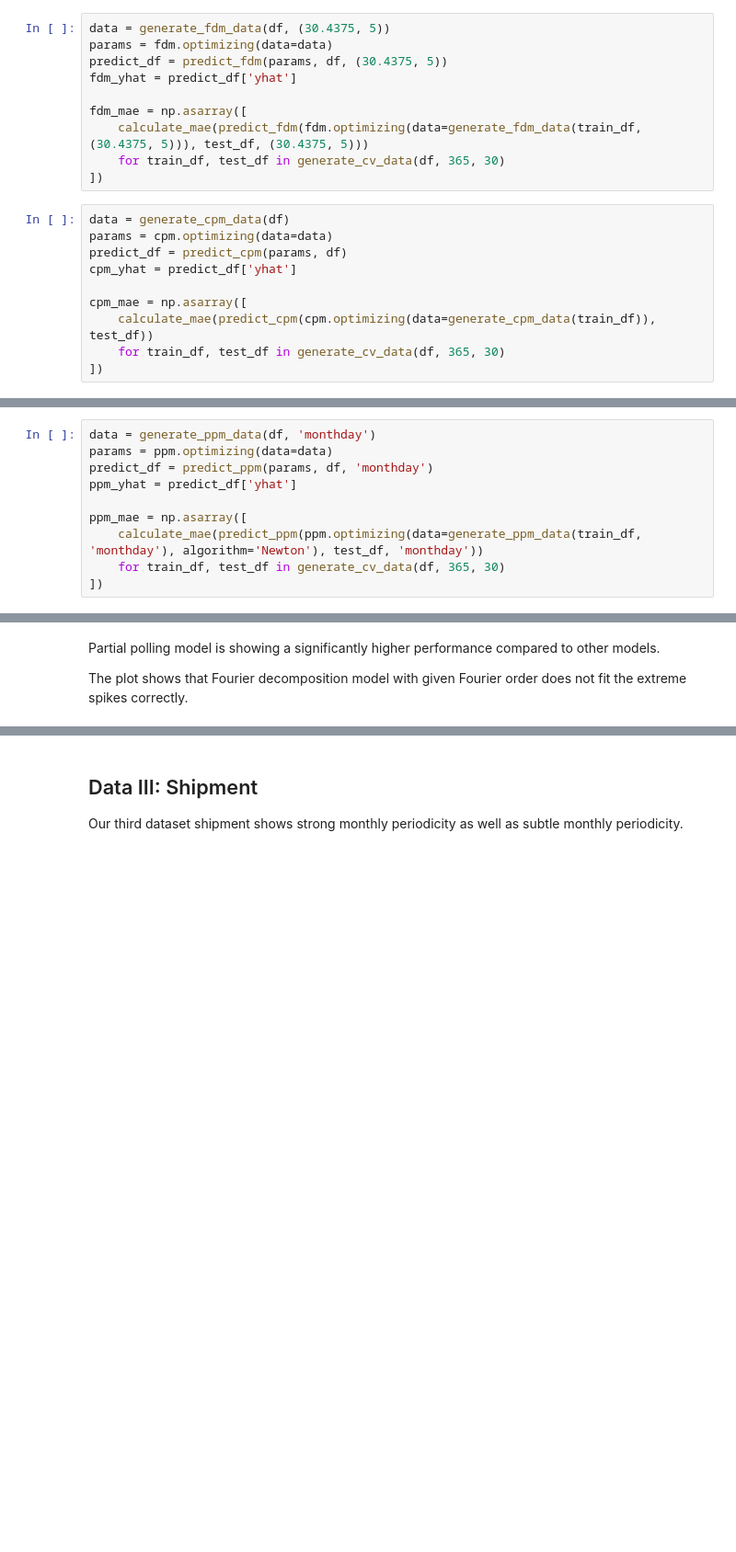
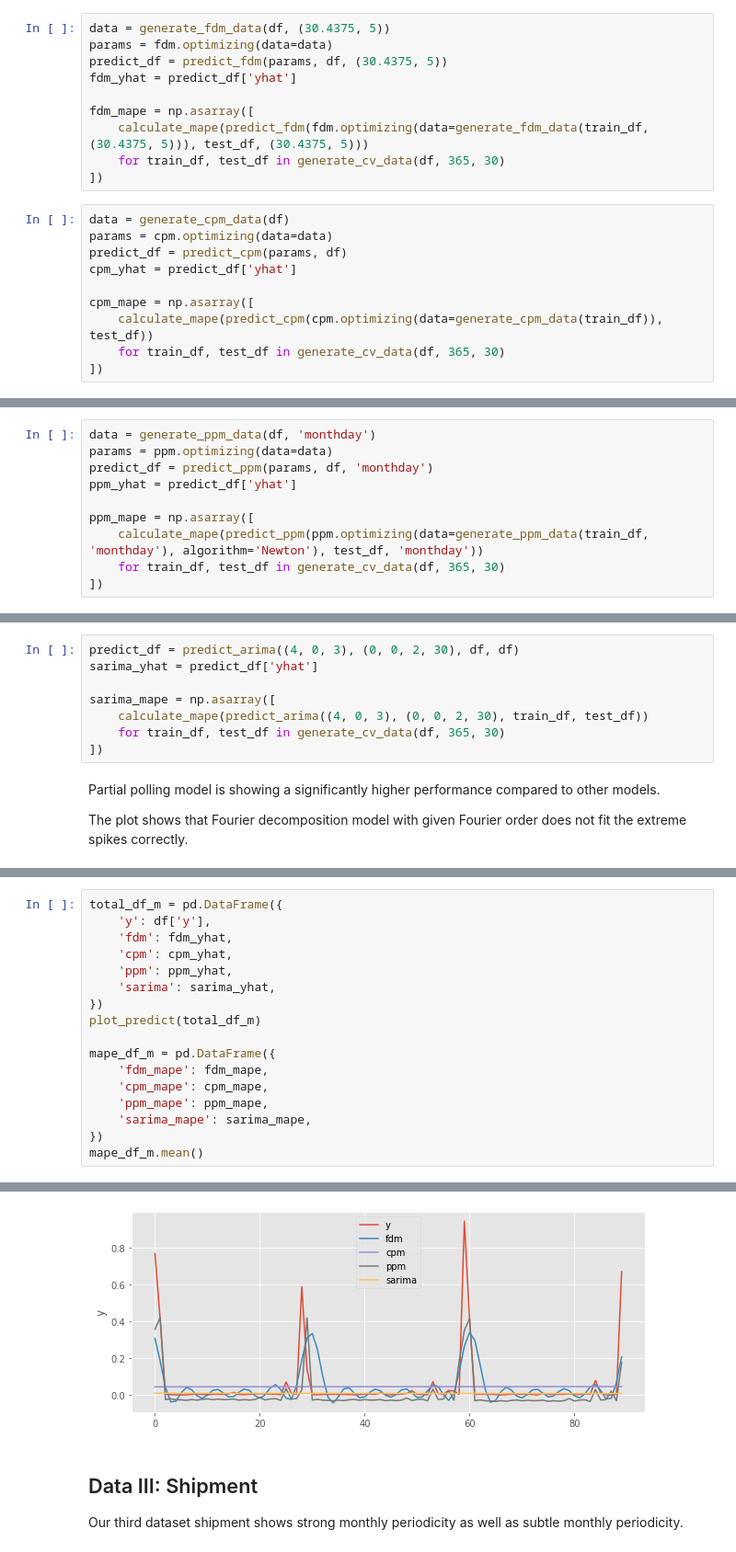
Before and after one commit to hyunjimoon/Mixed-pooling-paper, a Jupyter notebook: When seasonality meets Bayesian Decomposing seasonalities in Stan.ipynb, the cells around one changed output, grey strips where cells are left out. Shown at 92% size. Cells and saved outputs as stored; diff of their text form; blank space fills up the shorter version.

```diff
--- a/When seasonality meets Bayesian Decomposing seasonalities in Stan.ipynb
+++ b/When seasonality meets Bayesian Decomposing seasonalities in Stan.ipynb
@@ -596,8 +548,8 @@ params = fdm.optimizing(data=data)
 predict_df = predict_fdm(params, df, (30.4375, 5))
 fdm_yhat = predict_df['yhat']
 
-fdm_mae = np.asarray([
-    calculate_mae(predict_fdm(fdm.optimizing(data=generate_fdm_data(train_df, (30.4375, 5))), test_df, (30.4375, 5)))
+fdm_mape = np.asarray([
+    calculate_mape(predict_fdm(fdm.optimizing(data=generate_fdm_data(train_df, (30.4375, 5))), test_df, (30.4375, 5)))
     for train_df, test_df in generate_cv_data(df, 365, 30)
 ])
 # %%
@@ -606,8 +558,8 @@ params = cpm.optimizing(data=data)
 predict_df = predict_cpm(params, df)
 cpm_yhat = predict_df['yhat']
 
-cpm_mae = np.asarray([
-    calculate_mae(predict_cpm(cpm.optimizing(data=generate_cpm_data(train_df)), test_df))
+cpm_mape = np.asarray([
+    calculate_mape(predict_cpm(cpm.optimizing(data=generate_cpm_data(train_df)), test_df))
     for train_df, test_df in generate_cv_data(df, 365, 30)
 ])
 # %% [markdown]
@@ -618,7 +570,7 @@ params = ppm.optimizing(data=data)
 predict_df = predict_ppm(params, df, 'monthday')
 ppm_yhat = predict_df['yhat']
 
-ppm_mae = np.asarray([
-    calculate_mae(predict_ppm(ppm.optimizing(data=generate_ppm_data(train_df, 'monthday'), algorithm='Newton'), test_df, 'monthday'))
+ppm_mape = np.asarray([
+    calculate_mape(predict_ppm(ppm.optimizing(data=generate_ppm_data(train_df, 'monthday'), algorithm='Newton'), test_df, 'monthday'))
     for train_df, test_df in generate_cv_data(df, 365, 30)
 ])
@@ -639,3 +577,11 @@ mm_mae = np.asarray([
+# %%
+predict_df = predict_arima((4, 0, 3), (0, 0, 2, 30), df, df)
+sarima_yhat = predict_df['yhat']
+
+sarima_mape = np.asarray([
+    calculate_mape(predict_arima((4, 0, 3), (0, 0, 2, 30), train_df, test_df))
+    for train_df, test_df in generate_cv_data(df, 365, 30)
+])
 # %% [markdown]
 Partial polling model is showing a significantly higher performance compared to other models.
 
@@ -659,0 +589,18 @@ mae_df.mean()
+# %%
+total_df_m = pd.DataFrame({
+    'y': df['y'],
+    'fdm': fdm_yhat,
+    'cpm': cpm_yhat,
+    'ppm': ppm_yhat,
+    'sarima': sarima_yhat,
+})
+plot_predict(total_df_m)
+
+mape_df_m = pd.DataFrame({
+    'fdm_mape': fdm_mape,
+    'cpm_mape': cpm_mape,
+    'ppm_mape': ppm_mape,
+    'sarima_mape': sarima_mape,
+})
+mape_df_m.mean()
+# %% [output]
@@ -660,3 +612,4 @@ mae_df.mean()
+[figure, added]
 # %% [markdown]
 ## Data III: Shipment
 
```
Also changed, not shown: parts of 31 cells of this notebook, 6 other files.
